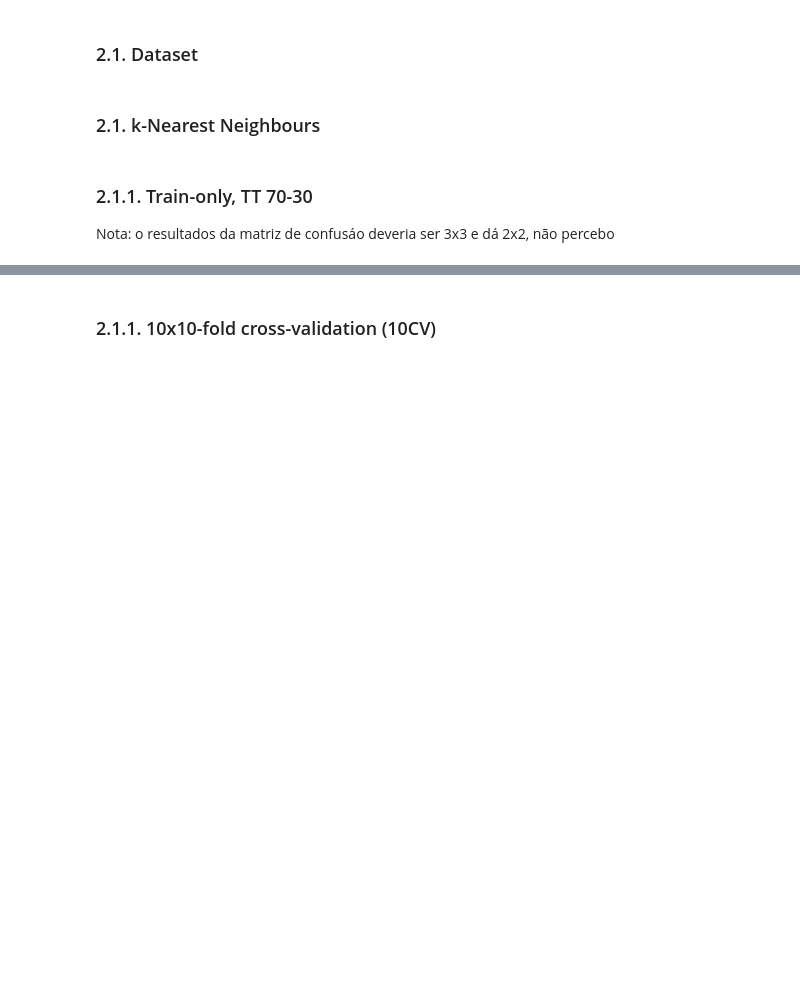
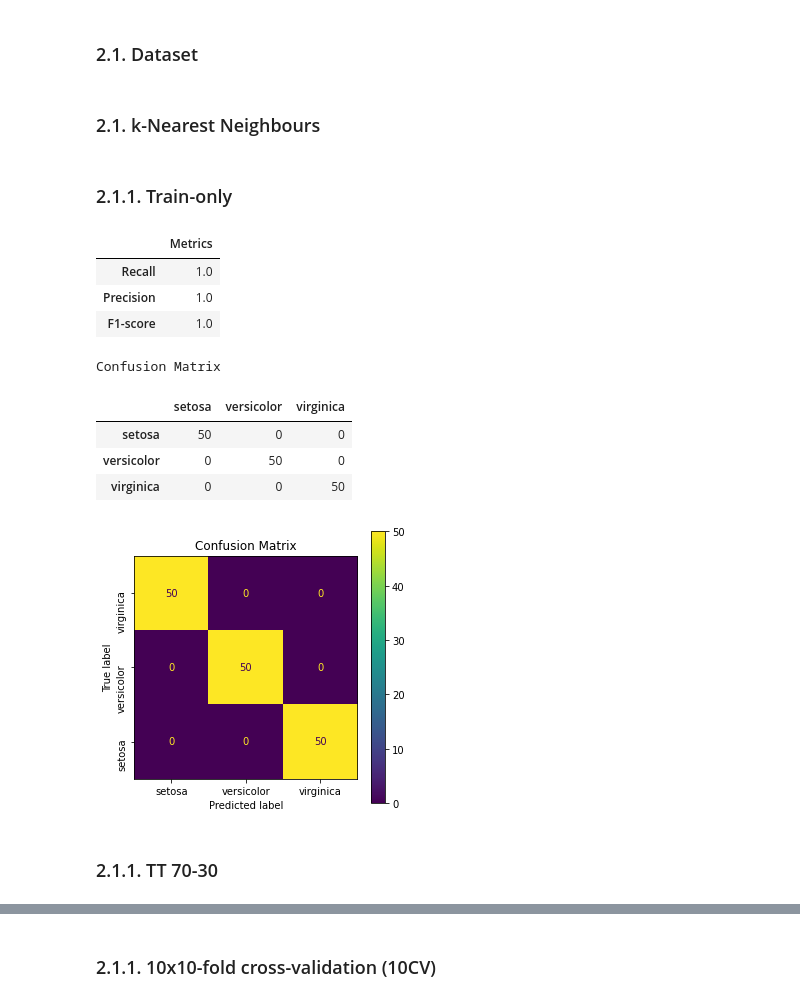
Before and after one commit to patii01/TCD-TP, a Jupyter notebook: Part_B/code/mainActivity.ipynb, the cells around one changed output, grey strips where cells are left out. Saved outputs shown, nothing was run; the diff lists cells and outputs as text; code cells hidden in the pictures; blank space fills up the shorter version.

```diff
--- a/Part_B/code/mainActivity.ipynb
+++ b/Part_B/code/mainActivity.ipynb
@@ -222,10 +222,31 @@ def K_neighbors_classifier(x, y, k):
     return neigh
 
 neigh_teste = K_neighbors_classifier(data, target, 1)
+# %% [markdown]
+### 2.1.1. Train-only
+# %%
+def TO_211(x, y, labels, k):
+    neigh = K_neighbors_classifier(x, y, k)
+    pred = neigh.predict(x)
+    true = y
+    cm, rs, ps, f1 = metrics(true, pred)
+
+    mais_bonito(cm, rs, ps, f1, labels)
+
+TO_211(data, target, iris["target_names"], 1)
+# %% [output]
+|  | Metrics |
+| Recall | 1.0 |
+| Precision | 1.0 |
+| F1-score | 1.0 |
+Confusion Matrix
+|  | setosa | versicolor | virginica |
+| setosa | 50 | 0 | 0 |
+| versicolor | 0 | 50 | 0 |
+| virginica | 0 | 0 | 50 |
+[figure, added]
 # %% [markdown]
-### 2.1.1. Train-only, TT 70-30
-
-Nota: o resultados da matriz de confusáo deveria ser 3x3 e dá 2x2, não percebo
+### 2.1.1. TT 70-30
 # %%
 def TT_211(x, y, labels, k):
     trainTest = train_test(x, y, 0.7)
```
Also changed, not shown: parts of 8 cells of this notebook.
